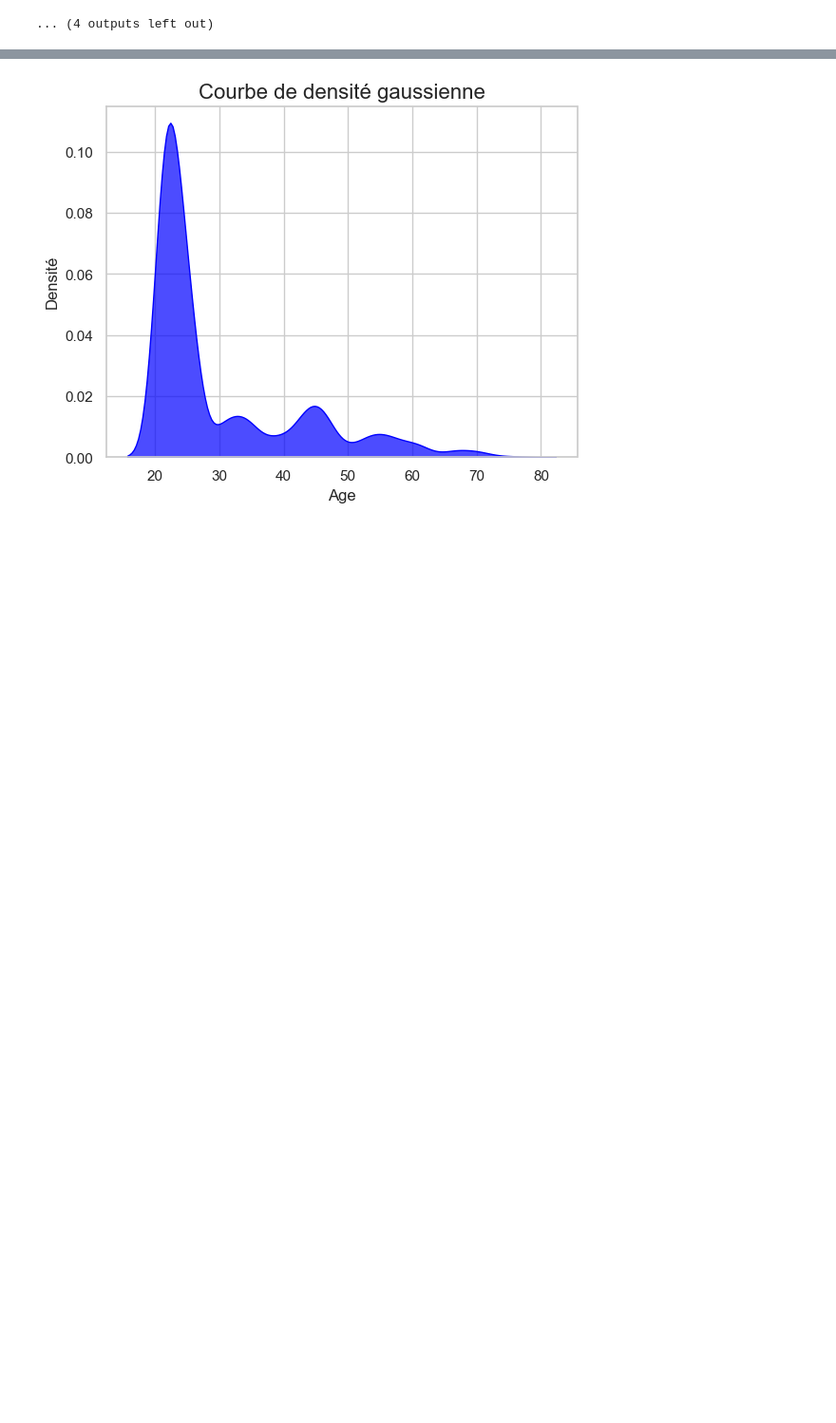
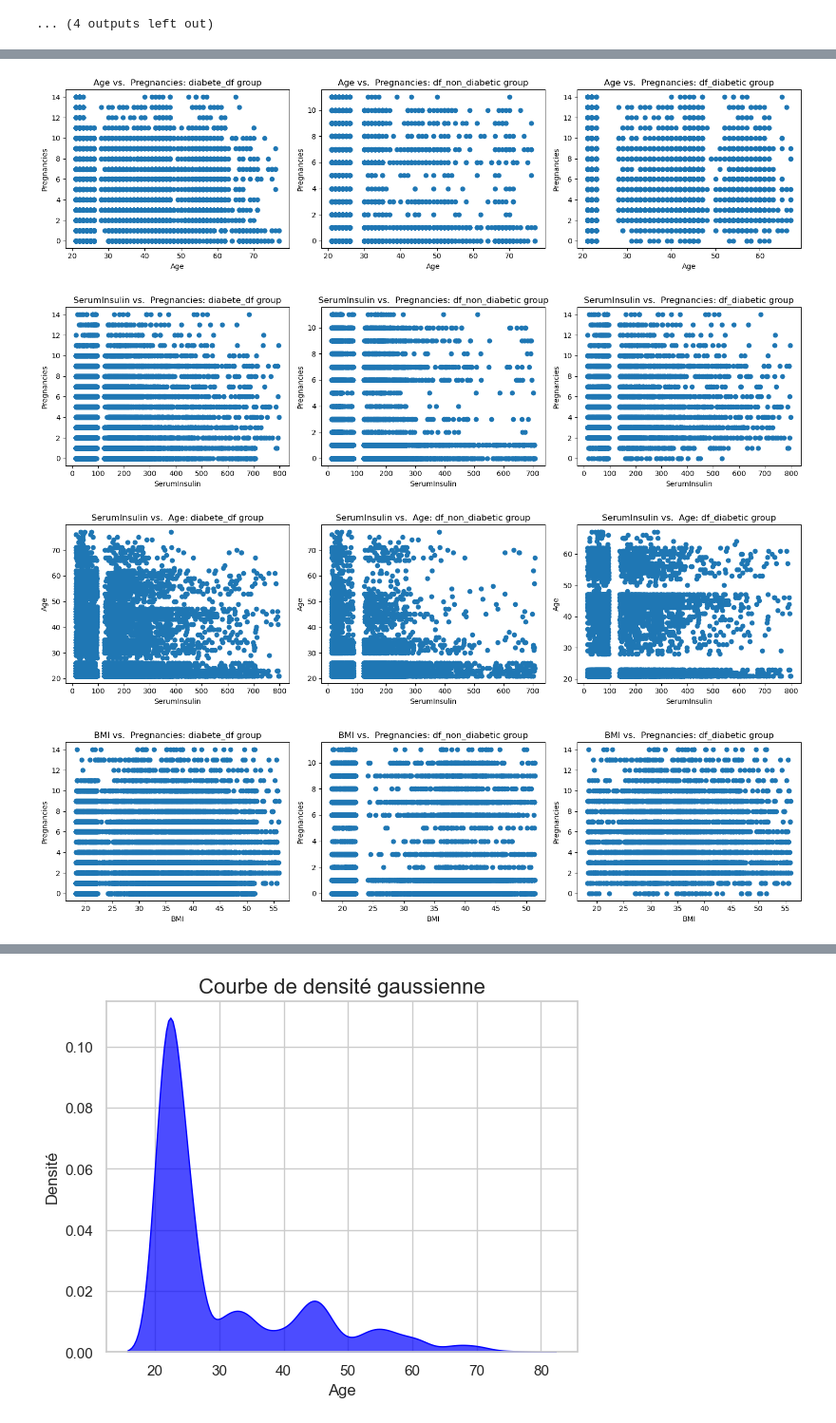
Before and after one commit to Lucky12348/diabetes_prediction, a Jupyter notebook: EDA.ipynb, the cells around one changed output, grey strips where cells are left out. Shown at 95% size. Drawn from its saved outputs; the diff is of its cells as text; code cells hidden in the pictures; blank space fills up the shorter version.

```diff
--- a/EDA.ipynb
+++ b/EDA.ipynb
@@ -89,6 +89,23 @@ def compare_histograms_per_col(dataframes, dataframes_names, column):
     plt.show()
 
 
+# A function that generates point cloud from two difference columns of the dataset.
+def point_clouds_per_col(dataframes, dataframes_names, column0, column1):
+
+    n = len(dataframes)
+    fig, axes = plt.subplots(ncols=n, nrows=1, figsize=(5 * n, 4))
+
+    for i in range(n):
+        name = dataframes_names[i]
+        axes[i].scatter(dataframes[i][column0], dataframes[i][column1])
+        axes[i].set_title(f"{column0} vs.  {column1}: {name} group")
+        axes[i].set_xlabel(f"{column0}")
+        axes[i].set_ylabel(f"{column1}")
+
+    plt.tight_layout()
+    plt.show()
+
+
 # A function that allows to check of the top 10 most frequent values per column in a dataframe
 def top_10_frequent_values(df,col_name = None):#add col_name, optional parameter to print only values for selected column
     if(col_name is None):
@@ -470,3 +585,14 @@ correlation
 | DiabetesPedigree | -0.015413 | 0.054240 | 0.009057 | 0.014099 | -0.000951 | 0.046324 | 0.028868 | ... |
 | Age | -0.007096 | 0.136972 | 0.038864 | 0.041333 | 0.061383 | 0.088007 | 0.062910 | ... |
 | Diabetic | -0.012494 | 0.407315 | 0.128004 | 0.091307 | 0.152505 | 0.247375 | 0.210508 | ... |
+# %%
+# Number of pregnancies vs. BMI: non-diabetic group
+
+study_pair = [("Age","Pregnancies"),("SerumInsulin","Pregnancies"),("SerumInsulin","Age"),("BMI","Pregnancies")]
+for x,y in study_pair:
+    point_clouds_per_col([diabete_df,df_non_diabetic,df_diabetic],["diabete_df","df_non_diabetic","df_diabetic"],x,y)
+# %% [output]
+[figure, added]
+[figure, added]
+[figure, added]
+[figure, added]
```
Also changed, not shown: parts of 25 cells of this notebook.
